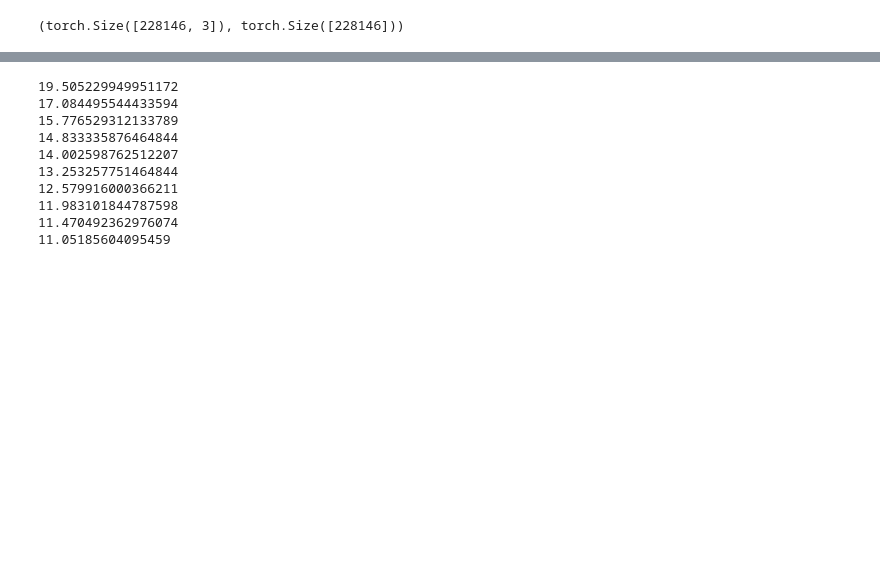
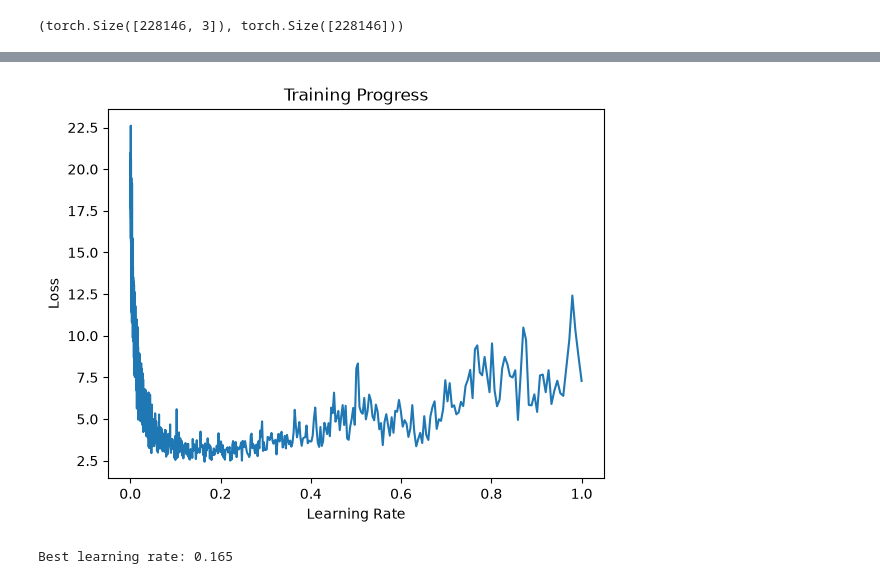
Before and after one commit to EdizArkin/yz50, a Jupyter notebook: week-4/w4_mlp_language_model.ipynb, the cells around one changed output, grey strips where cells are left out. Drawn from its saved outputs; the diff is of its cells as text; code cells hidden in the pictures; blank space fills up the shorter version.

```diff
--- a/week-4/w4_mlp_language_model.ipynb
+++ b/week-4/w4_mlp_language_model.ipynb
@@ -452,26 +492,57 @@ for p in parameters:
+# %%
+# Candidate learning rates
+lre = torch.linspace(-3, 0, 1000) # log10 learning rates
+lrs = 10**lre
 # %%
-for _ in range(10):
-  # forward pass
-  emb = C[X] # (32, 3, 2)
-  h = torch.tanh(emb.view(-1, 6) @ W1 + b1) # (32, 100)
-  logits = h @ W2 + b2 # (32, 27)
-  loss = F.cross_entropy(logits, Y)
-  print(loss.item())
-  # backward pass
-  for p in parameters:
-    p.grad = None
-  loss.backward()
-  # update
-  for p in parameters:
-    p.data += -0.1 * p.grad
+# Function to find the best learning rate by training the model for a few iterations with different learning rates and plotting the loss against the learning rate. The learning rate that gives the lowest loss is considered the best learning rate.
+# Without changing the original parameters, we will create independent copies of the parameters and train the model for a few iterations with different learning rates. We will then plot the loss against the learning rate and find the learning rate that gives the lowest loss.
+def find_lr(lrs, X=X, Y=Y, C=C, W1=W1, b1=b1, W2=W2, b2=b2):
+    # Create independent copies
+    C = C.detach().clone().requires_grad_(True)
+    W1 = W1.detach().clone().requires_grad_(True)
+    b1 = b1.detach().clone().requires_grad_(True)
+    W2 = W2.detach().clone().requires_grad_(True)
+    b2 = b2.detach().clone().requires_grad_(True)
+
+    parameters = [C, W1, b1, W2, b2]
+
+    lri = []
+    lossi = []
+
+    for i in range(1000):
+        ix = torch.randint(0, X.shape[0], (32,))
+
+        # forward pass
+        emb = C[X[ix]]
+        h = torch.tanh(emb.view(-1, 6) @ W1 + b1)
+        logits = h @ W2 + b2
+        loss = F.cross_entropy(logits, Y[ix])
+
+        # backward pass
+        for p in parameters:
+            p.grad = None
+        loss.backward()
+
+        # update
+        lr = lrs[i]
+        for p in parameters:
+            p.data += -lr * p.grad
+
+        lri.append(lr)
+        lossi.append(loss.item())
+
+    plt.plot(lri, lossi)
+    plt.xlabel('Learning Rate')
+    plt.ylabel('Loss')
+    plt.title('Training Progress')
+    plt.show()
+
+    best_lr = lri[lossi.index(min(lossi))]
+    print(f'Best learning rate: {best_lr:.3f}')
+
+    return best_lr
+
+lr = find_lr(lrs, X=X, Y=Y, C=C, W1=W1, b1=b1, W2=W2, b2=b2)
 # %% [output]
+[figure, added]
-19.505229949951172
-17.084495544433594
-15.776529312133789
-14.833335876464844
-14.002598762512207
-13.253257751464844
-12.579916000366211
-11.983101844787598
-11.470492362976074
-11.05185604095459
+Best learning rate: 0.165
```
Also changed, not shown: parts of 40 cells of this notebook.
